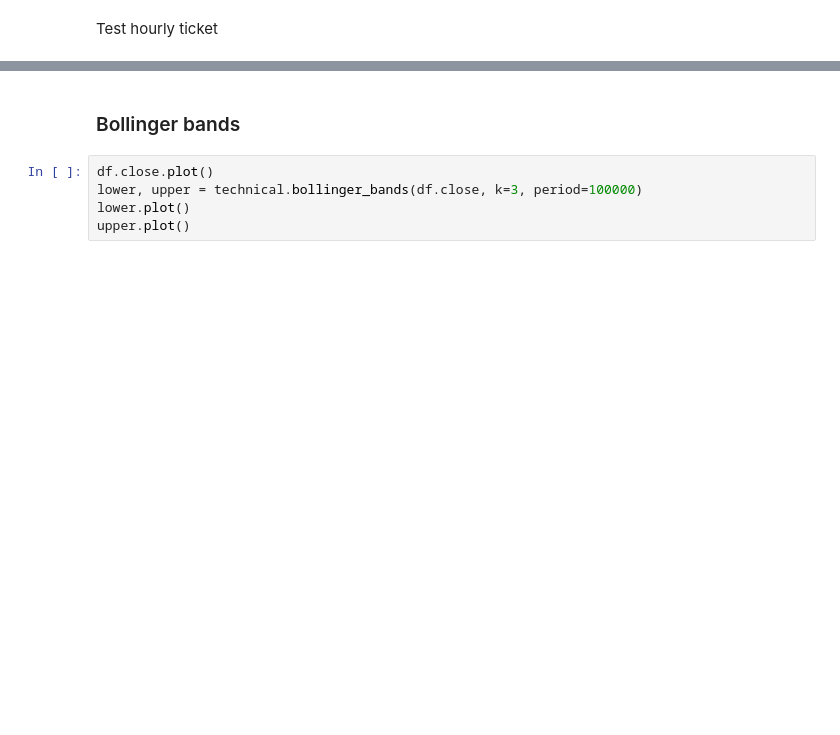
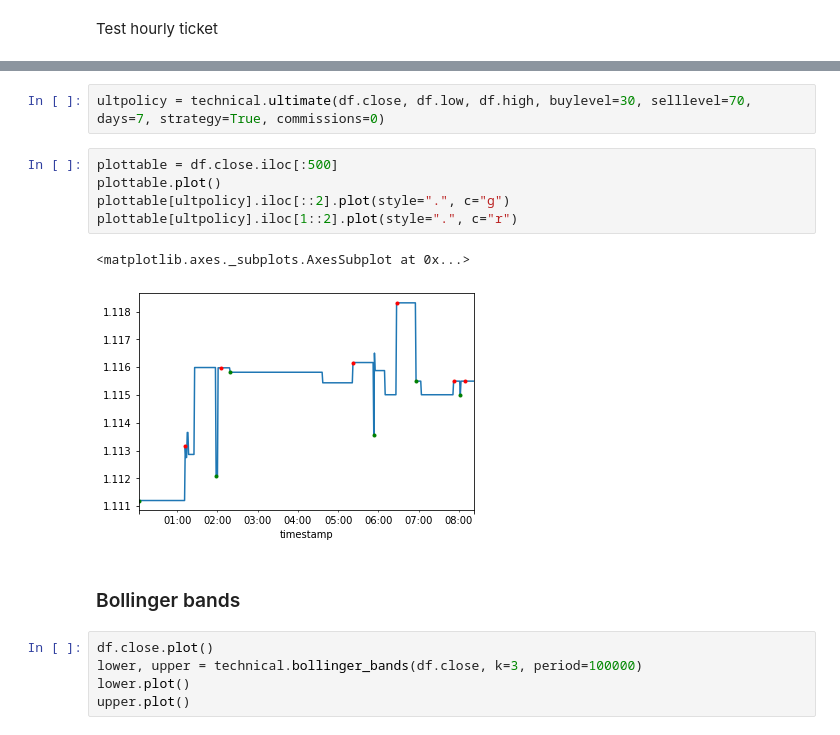
Before and after one commit to giuliovv/cryptotrading, a Jupyter notebook: examples/data_exploration.ipynb, the cells around one changed output, grey strips where cells are left out. Cells and saved outputs as stored; diff of their text form; blank space fills up the shorter version.

```diff
--- a/examples/data_exploration.ipynb
+++ b/examples/data_exploration.ipynb
@@ -62,3 +64,13 @@ technical.ultimate(df_hour_ticket.close, df_hour_ticket.low, df_hour_ticket.high
+# %%
+ultpolicy = technical.ultimate(df.close, df.low, df.high, buylevel=30, selllevel=70, days=7, strategy=True, commissions=0)
+# %%
+plottable = df.close.iloc[:500]
+plottable.plot()
+plottable[ultpolicy].iloc[::2].plot(style=".", c="g")
+plottable[ultpolicy].iloc[1::2].plot(style=".", c="r")
+# %% [output]
+<matplotlib.axes._subplots.AxesSubplot at 0x...>
+[figure, added]
 # %% [markdown]
 ### Bollinger bands
 # %%
```
Also changed, not shown: parts of 15 cells of this notebook, 8 other files.
